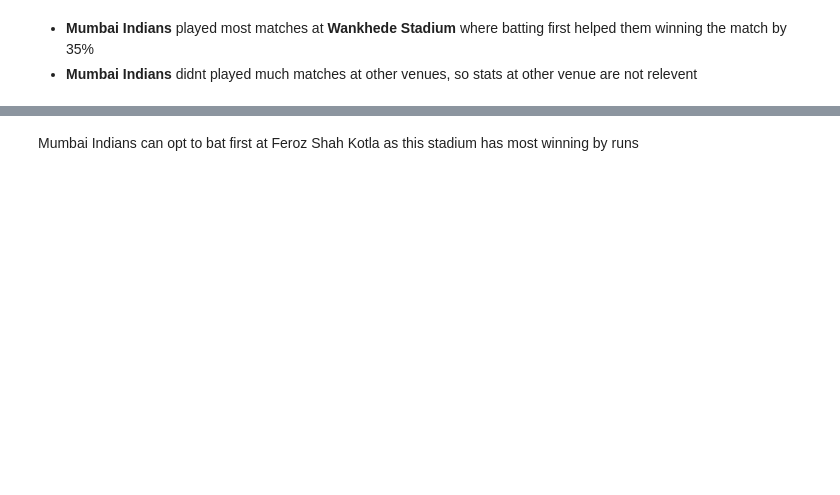
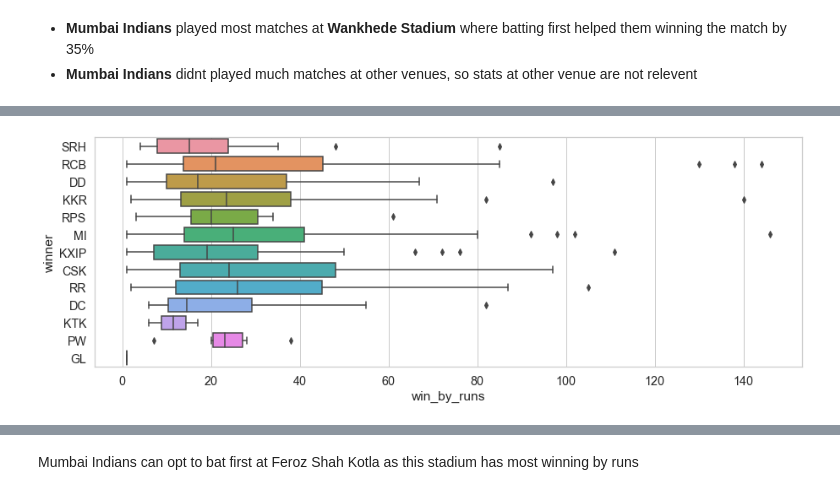
Before and after one commit to ravijagtap/datascience, a Jupyter notebook: IPL_DATA_ANALYSIS/Analysis on IPL Data.ipynb, the cells around one changed output, grey strips where cells are left out. Cells and saved outputs as stored; diff of their text form; code cells hidden in the pictures; blank space fills up the shorter version.

```diff
--- a/IPL_DATA_ANALYSIS/Analysis on IPL Data.ipynb
+++ b/IPL_DATA_ANALYSIS/Analysis on IPL Data.ipynb
@@ -776,0 +799,8 @@ result
+# %%
+plt.figure(figsize=(15,5))
+ax.set_ylim([0,20])
+ax.set_title("Winning by Runs - Team Performance")
+sns.boxplot(y = 'winner', x = 'win_by_runs', data=matches[matches['win_by_runs']>0], orient = 'h');
+plt.show()
+# %% [output]
+[figure, added]
```
Also changed, not shown: parts of 19 cells of this notebook.
